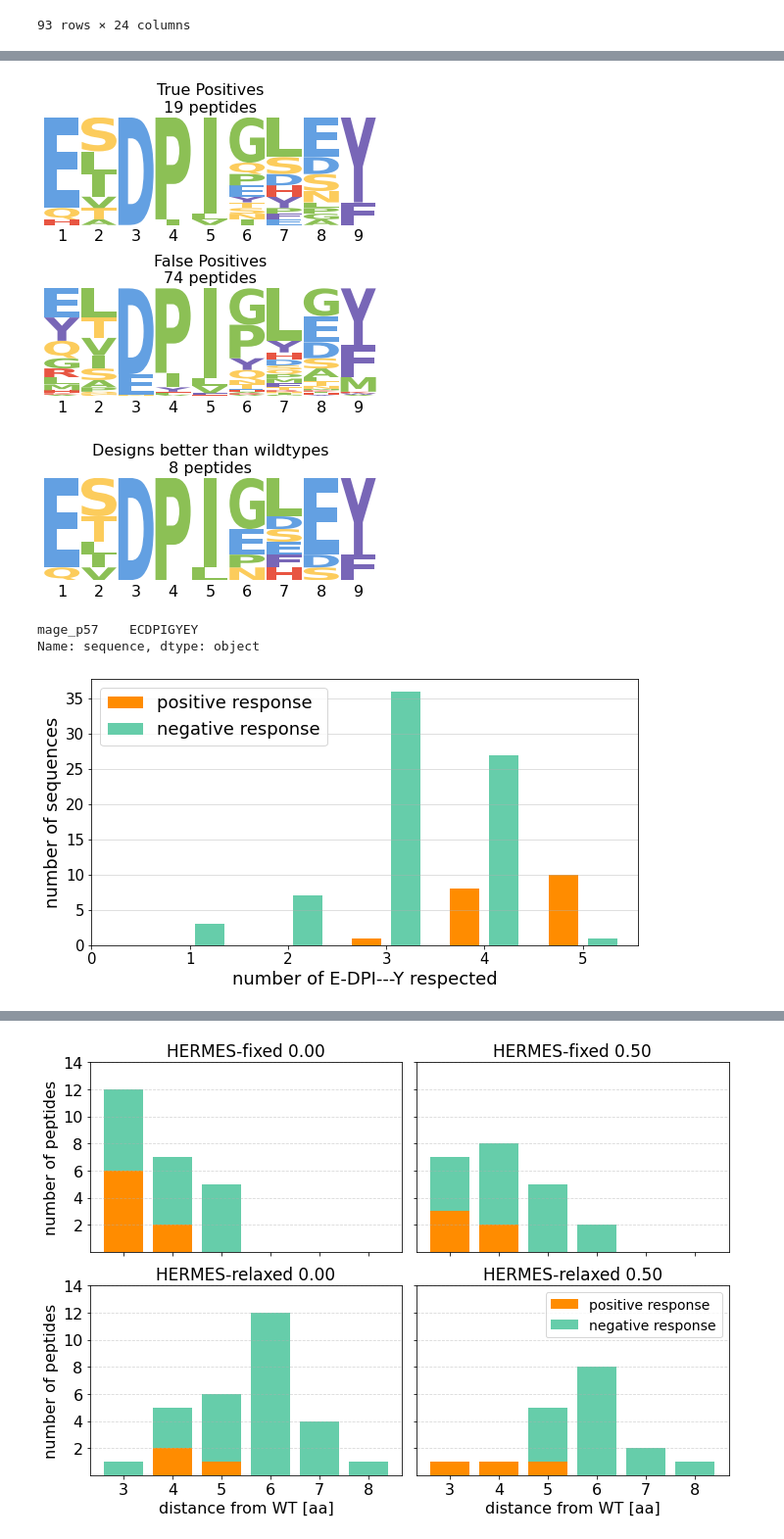
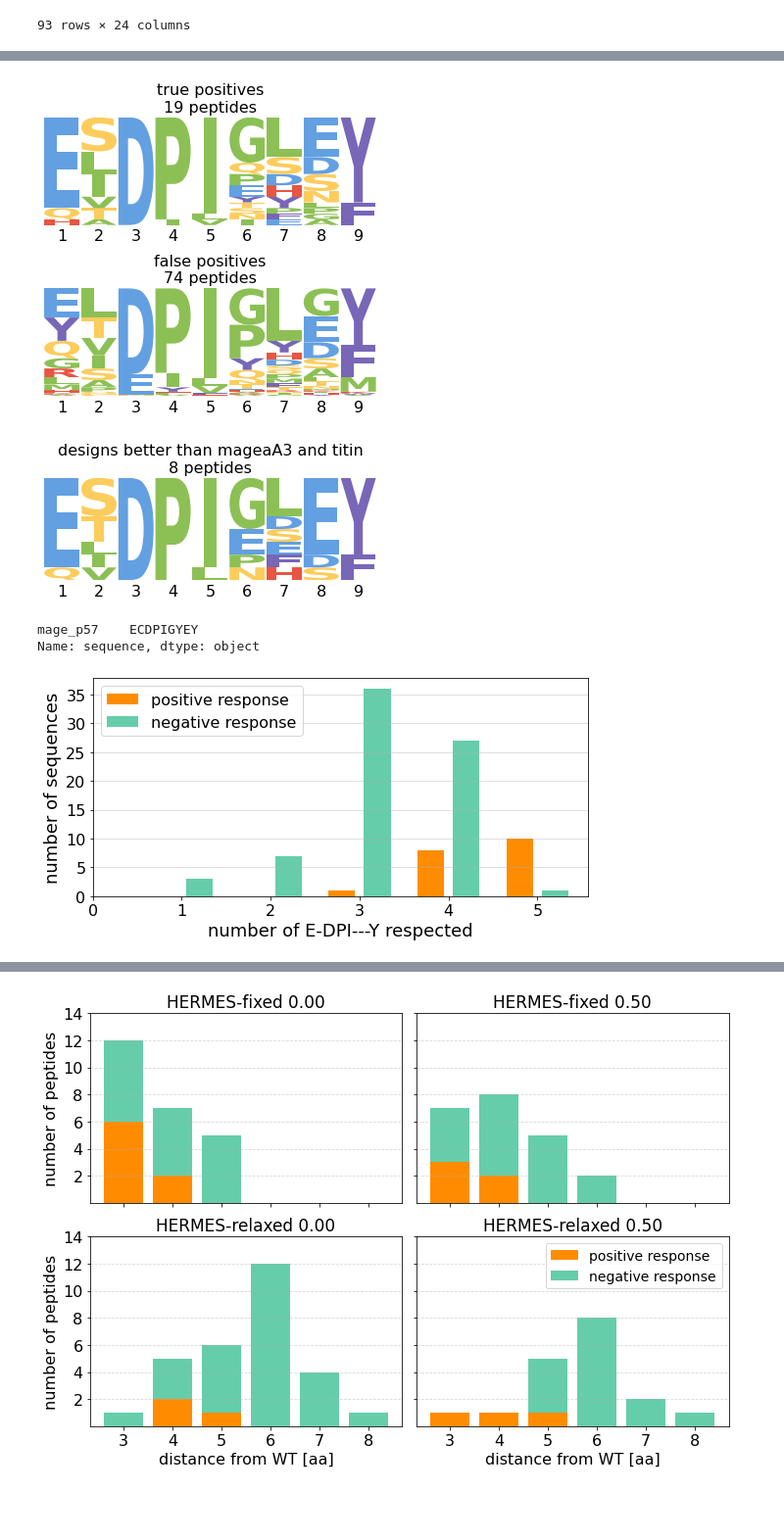
Before and after one commit to StatPhysBio/tcr_antigen_design, a Jupyter notebook: peptide_designs/magea3_and_titin/post_experiment_analysis/magea3_analysis.ipynb, the cells around one changed output, grey strips where cells are left out. Shown at 98% size. Saved outputs shown, nothing was run; the diff lists cells and outputs as text; code cells hidden in the pictures; blank space fills up the shorter version.

```diff
--- a/peptide_designs/magea3_and_titin/post_experiment_analysis/magea3_analysis.ipynb
+++ b/peptide_designs/magea3_and_titin/post_experiment_analysis/magea3_analysis.ipynb
@@ -779,7 +779,7 @@ df_pwm_true_below = pd.DataFrame(pwm_true_below, columns=AMINO_ACIDS)
 pwm_false_below = get_pwm(df_false_below)
 df_pwm_false_below = pd.DataFrame(pwm_false_below, columns=AMINO_ACIDS)
 
-for row, (title, df_, num_seqs) in enumerate(zip(['True Positives', 'False Positives'],
+for row, (title, df_, num_seqs) in enumerate(zip(['true positives', 'false positives'],
                                                     [df_pwm_true_below, df_pwm_false_below],
                                                     [len(df_true_below), len(df_false_below)])):
 
@@ -829,7 +829,7 @@ ax = plt.gca()
 
 logomaker.Logo(df_, ax=ax, color_scheme=LOGOMAKER_COLORS)
 
-ax.set_title('Designs better than wildtypes' + f'\n{num_seqs} peptides', fontsize=fontsize)
+ax.set_title('designs better than mageaA3 and titin' + f'\n{num_seqs} peptides', fontsize=fontsize)
 
 ax.set_xticks(np.arange(len_seq), np.arange(len_seq)+1)
 
@@ -856,8 +856,8 @@ plt.tight_layout()
 
 plt.show()
 # %% [output]
-[figure, old version]
+[figure, new version]
-[figure, old version]
+[figure, new version]
 # %%
 # for each sequence, plot the number of E-DPI---Y that are respected
 
@@ -881,38 +881,42 @@ for i, row in df.iterrows():
     number_of_edpi_respected.append(edpi_respected)
 
 df['number_of_edpi_respected'] = number_of_edpi_respected
 
 # number_of_edpi_respected == 3 and resp = true
 df_3 = df[(df['number_of_edpi_respected'] == 5) & (df['resp_el4'] == False)]
 print(df_3['sequence'])
 
 
 ## barplot, color by Resp
-plt.figure(figsize=(10, 5))
+plt.figure(figsize=(8, 4))
 ax = plt.gca()
 
 for i, resp, color in zip([-1, 1], [True, False], ['darkorange', 'mediumaquamarine']):
     df_here = df[df['resp_el4'] == resp]
 
     # value counts
     value_counts = df_here['number_of_edpi_respected'].value_counts().sort_index()
 
     # barplot side by side
     ax.bar(value_counts.index + i*0.2, value_counts.values, color=color, width=0.3)
 
 ax.grid(axis='y', alpha=0.5)
 
 ax.set_xticks(range(6))
-ax.set_xticklabels(range(6), fontsize=15)
-ax.set_yticklabels(map(int, ax.get_yticks()), fontsize=15)
+ax.set_xticklabels(range(6), fontsize=16)
+ax.set_yticklabels(map(int, ax.get_yticks()), fontsize=16)
 ax.set_xlabel('number of E-DPI---Y respected', fontsize=18)
 ax.set_ylabel('number of sequences', fontsize=18)
-ax.legend(['positive response', 'negative response'], fontsize=18, loc='upper left')
+ax.legend(['positive response', 'negative response'], fontsize=16, loc='upper left')
+
+plt.tight_layout()
+plt.savefig('__pretty_hits_vs_nnumber_of_edpy_respected.pdf')
+plt.savefig('__pretty_hits_vs_nnumber_of_edpy_respected.png')
 plt.show()
 # %% [output]
 mage_p57    ECDPIGYEY
 Name: sequence, dtype: object
-[figure, old version]
+[figure, new version]
 # %%
 # roc curve plot and auroc for tcrdock_pae
 fpr, tpr, _ = roc_curve(df['resp_el4'], -df['tcrdock_pae'])
```
Also changed, not shown: parts of 2 cells of this notebook, 38 other files.
